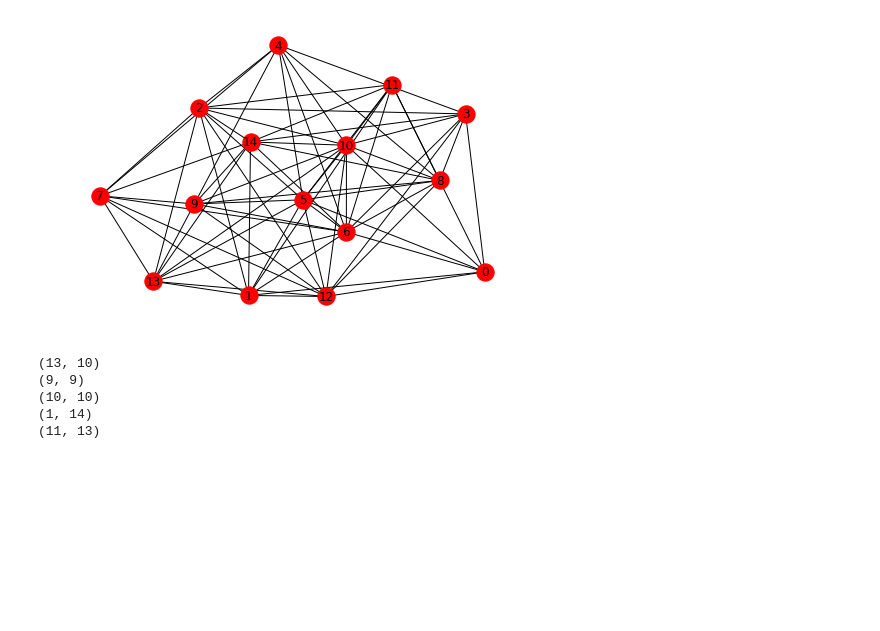
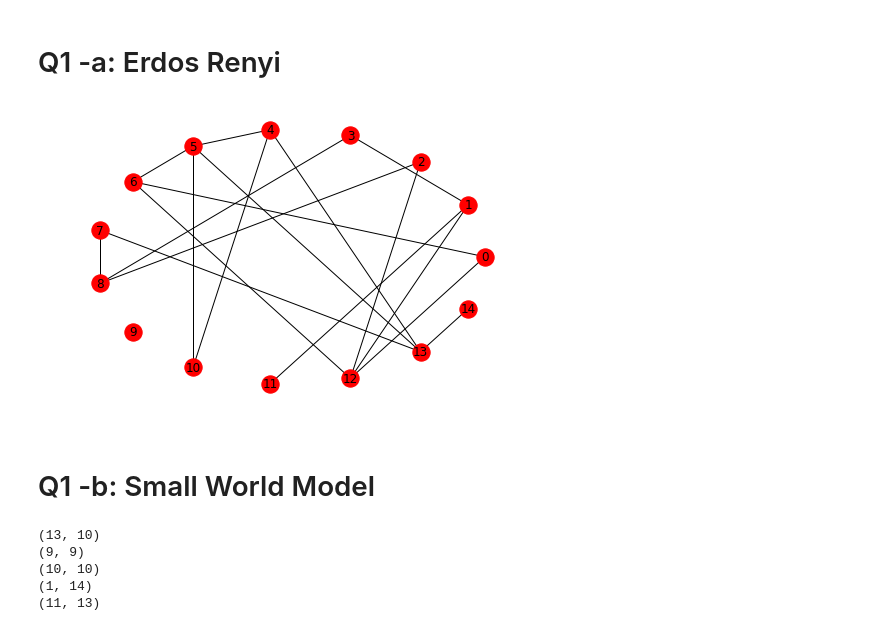
Before and after one commit to giditietz/network-algorithms, a Jupyter notebook: HW1.ipynb, the cells around one changed output. Cells and saved outputs as stored; diff of their text form; code cells hidden in the pictures; blank space fills up the shorter version.

```diff
--- a/HW1.ipynb
+++ b/HW1.ipynb
@@ -4,6 +4,8 @@ import matplotlib.pyplot as plt
 %matplotlib inline
 import math
 import random
+# %% [markdown]
+# Q1 -a: Erdos Renyi
 # %%
 def create_ER_random_graph(n=10,p=0.5):
     G = nx.Graph()
@@ -16,10 +18,12 @@ def create_ER_random_graph(n=10,p=0.5):
             G.add_edge(*e)
     return G
 # %%
-G = create_ER_random_graph(n=15,p=0.4)
-nx.draw(G, with_labels=True)
+G = create_ER_random_graph(n=15,p=0.1)
+nx.draw_circular(G, with_labels=True)
 # %% [output]
-[figure, old version]
+[figure, new version]
+# %% [markdown]
+# Q1 -b: Small World Model
 # %%
 def create_small_world_random_graph(n=10,k=2,p=0.5):
     G = nx.Graph()
```
